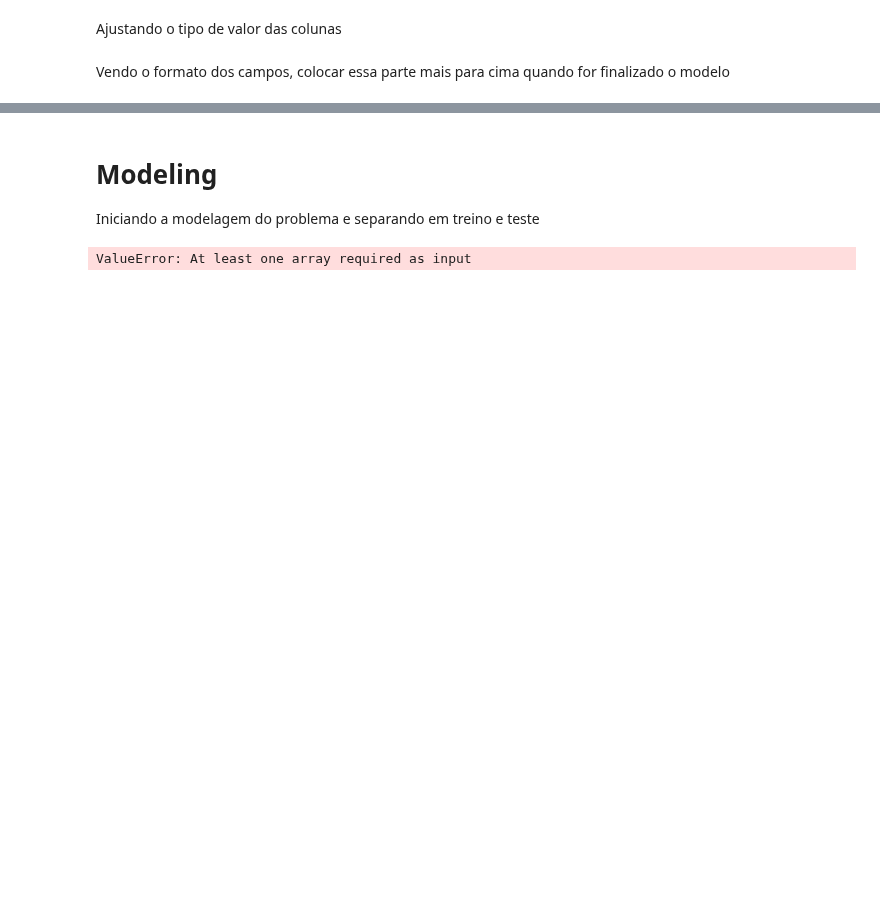
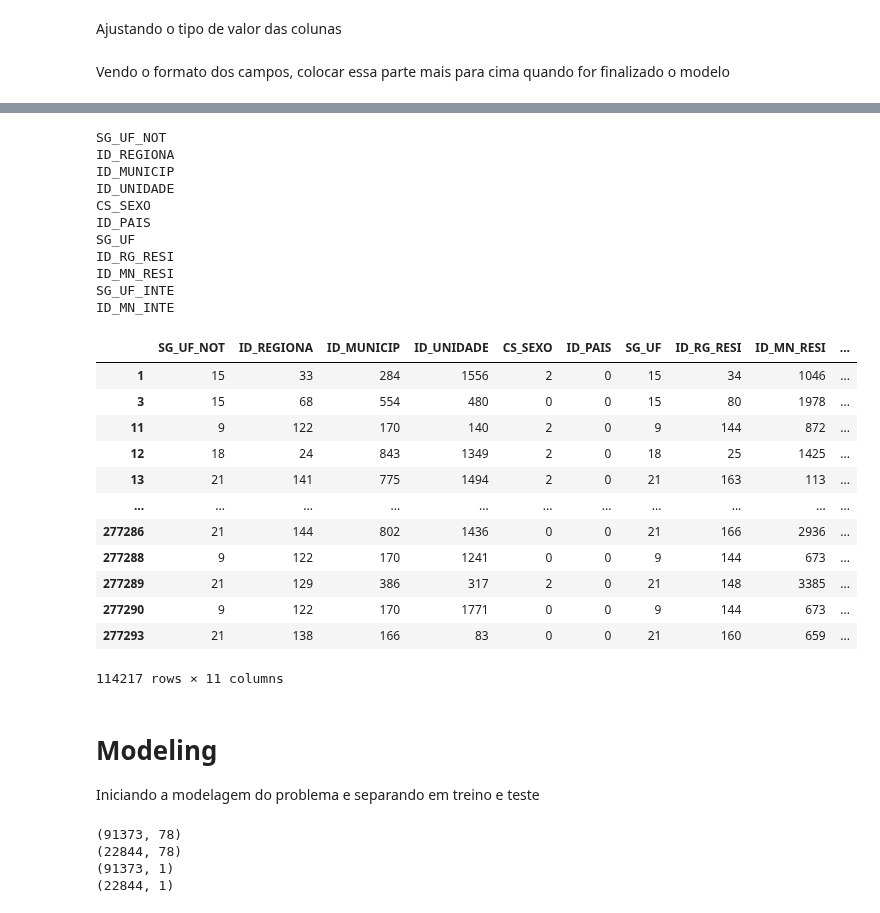
Before and after one commit to GTBelini22/Modelo-de-machine-learning-para-predicao-de-problemas-respiratorios, a Jupyter notebook: Tratando_os_dados.ipynb, the cells around one changed output, grey strips where cells are left out. Drawn from its saved outputs; the diff is of its cells as text; code cells hidden in the pictures; blank space fills up the shorter version.

```diff
--- a/Tratando_os_dados.ipynb
+++ b/Tratando_os_dados.ipynb
@@ -443,3 +464,40 @@ df_object.head(20)
+# %%
+# Usando o label encoder para as colunas de itens objetos
+colunas_objetos = df_object.columns
+
+le= LabelEncoder()
+
+for i in colunas_objetos:
+    print(i)
+    le.fit(df_final[i])
+    df_final[i] = le.transform(df_final[i])
+
+df_final[colunas_objetos]
+# %% [output]
+SG_UF_NOT
+ID_REGIONA
+ID_MUNICIP
+ID_UNIDADE
+CS_SEXO
+ID_PAIS
+SG_UF
+ID_RG_RESI
+ID_MN_RESI
+SG_UF_INTE
+ID_MN_INTE
+|  | SG_UF_NOT | ID_REGIONA | ID_MUNICIP | ID_UNIDADE | CS_SEXO | ID_PAIS | SG_UF | ID_RG_RESI | ID_MN_RESI | ... |
+| 1 | 15 | 33 | 284 | 1556 | 2 | 0 | 15 | 34 | 1046 | ... |
+| 3 | 15 | 68 | 554 | 480 | 0 | 0 | 15 | 80 | 1978 | ... |
+| 11 | 9 | 122 | 170 | 140 | 2 | 0 | 9 | 144 | 872 | ... |
+| 12 | 18 | 24 | 843 | 1349 | 2 | 0 | 18 | 25 | 1425 | ... |
+| 13 | 21 | 141 | 775 | 1494 | 2 | 0 | 21 | 163 | 113 | ... |
+| ... | ... | ... | ... | ... | ... | ... | ... | ... | ... | ... |
+| 277286 | 21 | 144 | 802 | 1436 | 0 | 0 | 21 | 166 | 2936 | ... |
+| 277288 | 9 | 122 | 170 | 1241 | 0 | 0 | 9 | 144 | 673 | ... |
+| 277289 | 21 | 129 | 386 | 317 | 2 | 0 | 21 | 148 | 3385 | ... |
+| 277290 | 9 | 122 | 170 | 1771 | 0 | 0 | 9 | 144 | 673 | ... |
+| 277293 | 21 | 138 | 166 | 83 | 0 | 0 | 21 | 160 | 659 | ... |
+114217 rows × 11 columns
 # %% [markdown]
 # Modeling
 Iniciando a modelagem do problema e separando em treino e teste
@@ -453,5 +517,13 @@ from sklearn.linear_model import LogisticRegression
 # %%
 # Separando em treino e teste
-x_train,x_test, y_train, y_test =  train_test_split()
+x_train,x_test, y_train, y_test =  train_test_split(x, y, test_size=0.2, random_state=42 )
-# %% [output]
-ValueError: At least one array required as input
+# %%
+print(x_train.shape)
+print(x_test.shape)
+print(y_train.shape)
+print(y_test.shape)
+# %% [output]
+(91373, 78)
+(22844, 78)
+(91373, 1)
+(22844, 1)
```
Also changed, not shown: parts of 12 cells of this notebook.
